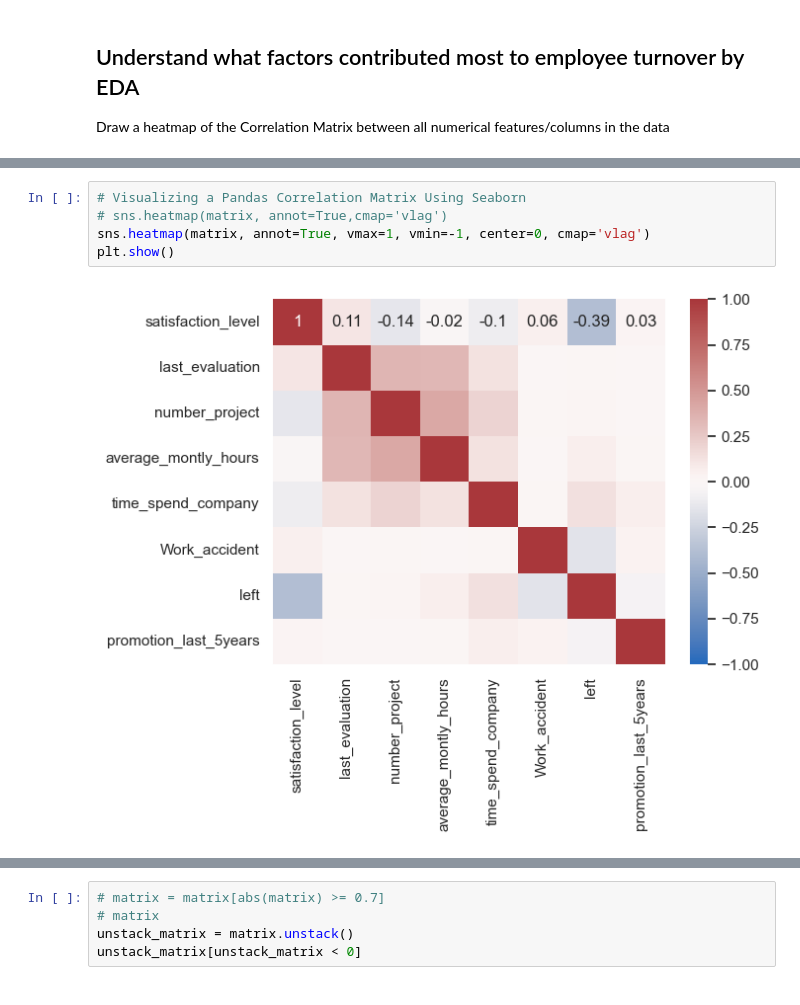
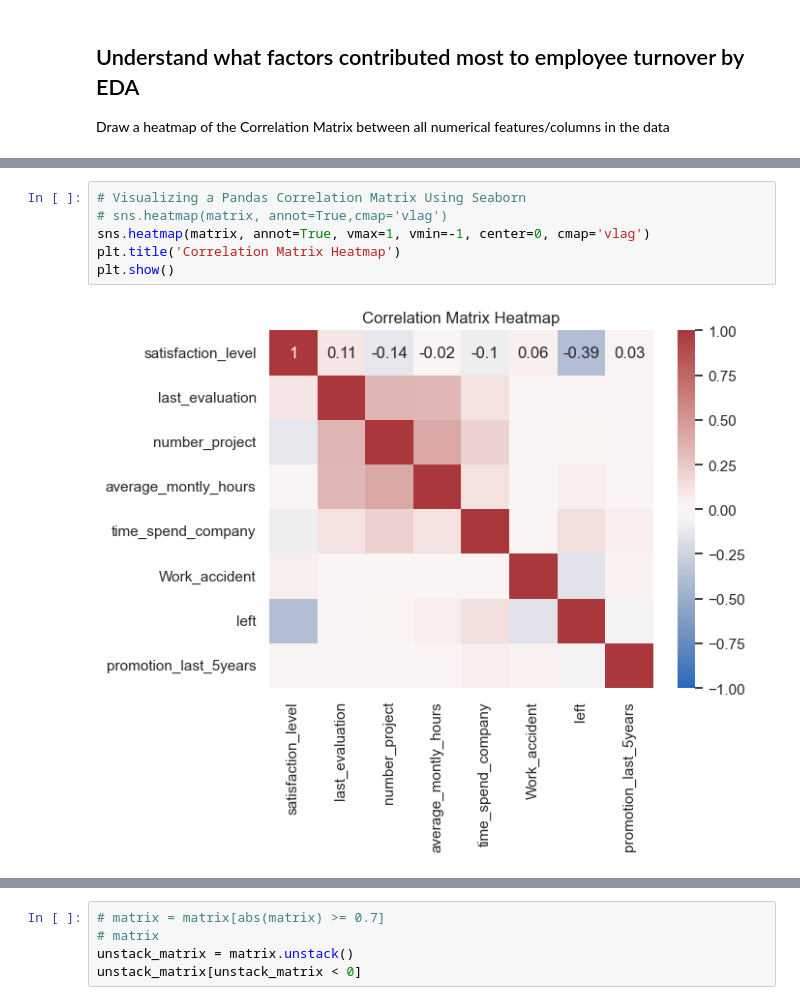
Before and after one commit to karmenatwork/4_CB_employees_turnover, a Jupyter notebook: main.ipynb, the cells around one changed output, grey strips where cells are left out. Drawn from its saved outputs; the diff is of its cells as text.

```diff
--- a/main.ipynb
+++ b/main.ipynb
@@ -117,10 +138,11 @@ matrix
 # %%
 # Visualizing a Pandas Correlation Matrix Using Seaborn
 # sns.heatmap(matrix, annot=True,cmap='vlag')
 sns.heatmap(matrix, annot=True, vmax=1, vmin=-1, center=0, cmap='vlag')
+plt.title('Correlation Matrix Heatmap')
 plt.show()
 # %% [output]
-[figure, old version]
+[figure, new version]
 # %%
 # show the bottom half of our visualization
 # triu() function creates a triangle of a matrix.
```
Also changed, not shown: parts of 14 cells of this notebook.
